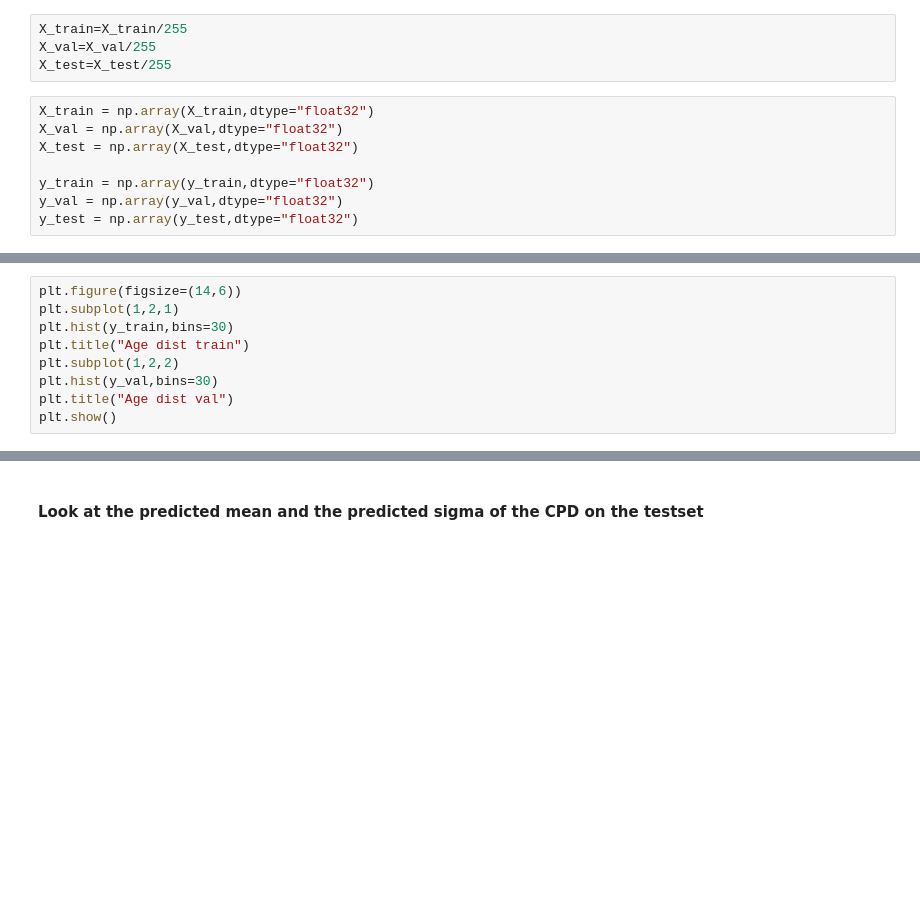
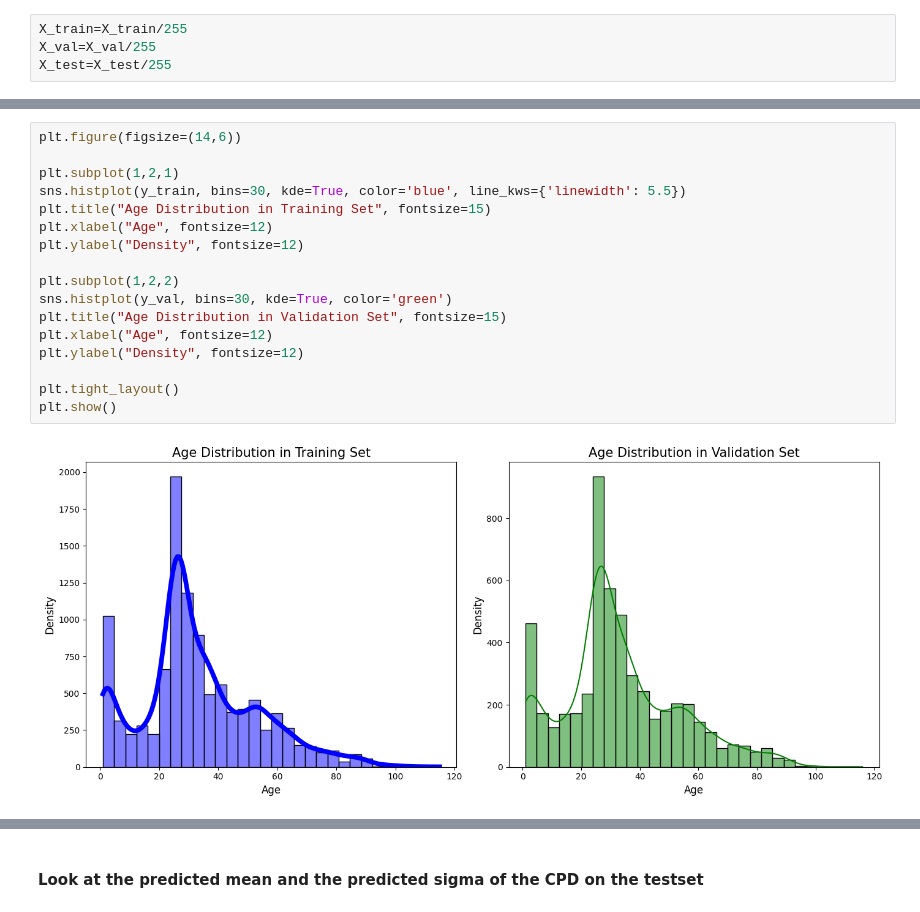
Before and after one commit to martymichel/dl_course_2025, a Jupyter notebook: notebooks/15_faces_regression_keras_torch.ipynb, the cells around one changed output, grey strips where cells are left out. Saved outputs shown, nothing was run; the diff lists cells and outputs as text; blank space fills up the shorter version.

```diff
--- a/notebooks/15_faces_regression_keras_torch.ipynb
+++ b/notebooks/15_faces_regression_keras_torch.ipynb
@@ -73,12 +148,4 @@ for i in range(0,25):
 X_train=X_train/255
 X_val=X_val/255
 X_test=X_test/255
-# %%
-X_train = np.array(X_train,dtype="float32")
-X_val = np.array(X_val,dtype="float32")
-X_test = np.array(X_test,dtype="float32")
-
-y_train = np.array(y_train,dtype="float32")
-y_val = np.array(y_val,dtype="float32")
-y_test = np.array(y_test,dtype="float32")
 # %% [markdown]
@@ -86,9 +153,19 @@ y_test = np.array(y_test,dtype="float32")
 # %%
 plt.figure(figsize=(14,6))
+
 plt.subplot(1,2,1)
-plt.hist(y_train,bins=30)
-plt.title("Age dist train")
+sns.histplot(y_train, bins=30, kde=True, color='blue', line_kws={'linewidth': 5.5})
+plt.title("Age Distribution in Training Set", fontsize=15)
+plt.xlabel("Age", fontsize=12)
+plt.ylabel("Density", fontsize=12)
+
 plt.subplot(1,2,2)
-plt.hist(y_val,bins=30)
-plt.title("Age dist val")
+sns.histplot(y_val, bins=30, kde=True, color='green')
+plt.title("Age Distribution in Validation Set", fontsize=15)
+plt.xlabel("Age", fontsize=12)
+plt.ylabel("Density", fontsize=12)
+
+plt.tight_layout()
 plt.show()
+# %% [output]
+[figure, added]
```
Also changed, not shown: parts of 55 cells of this notebook, 2 other files.
